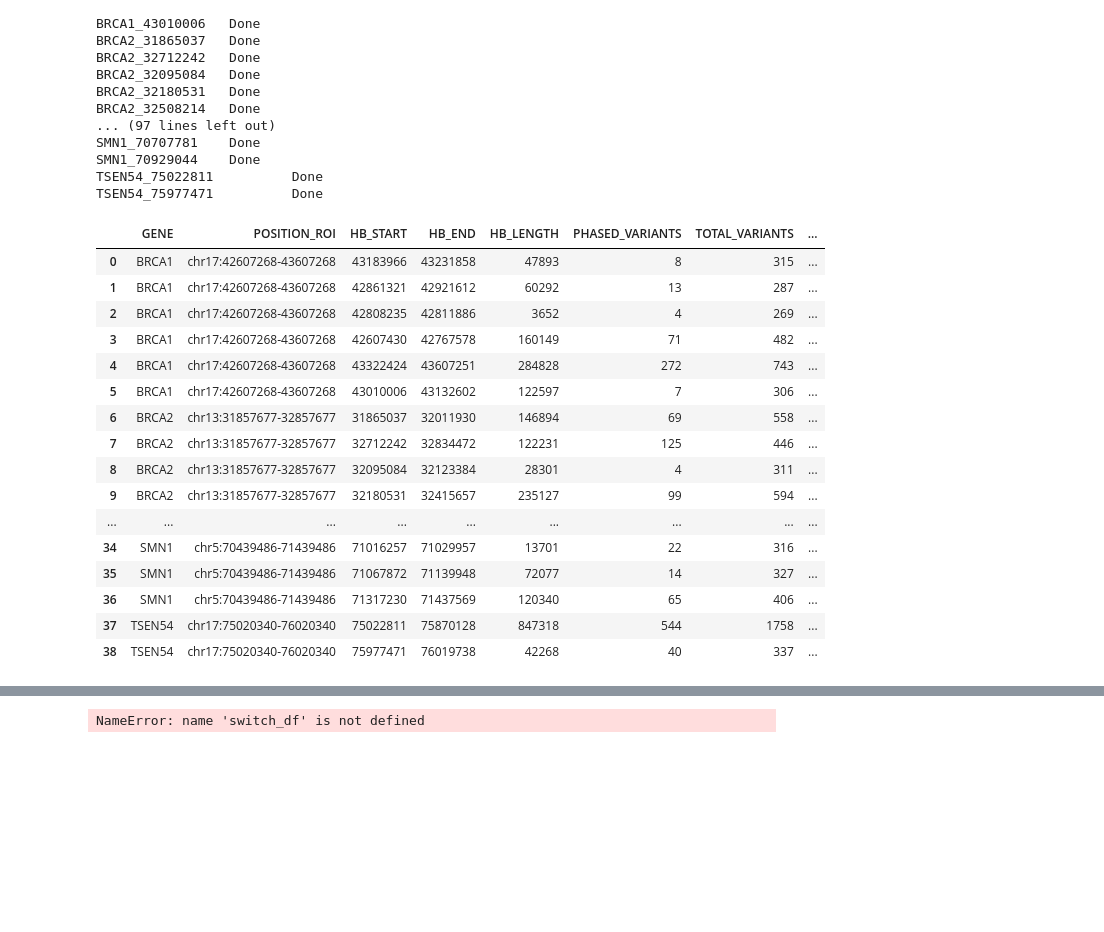
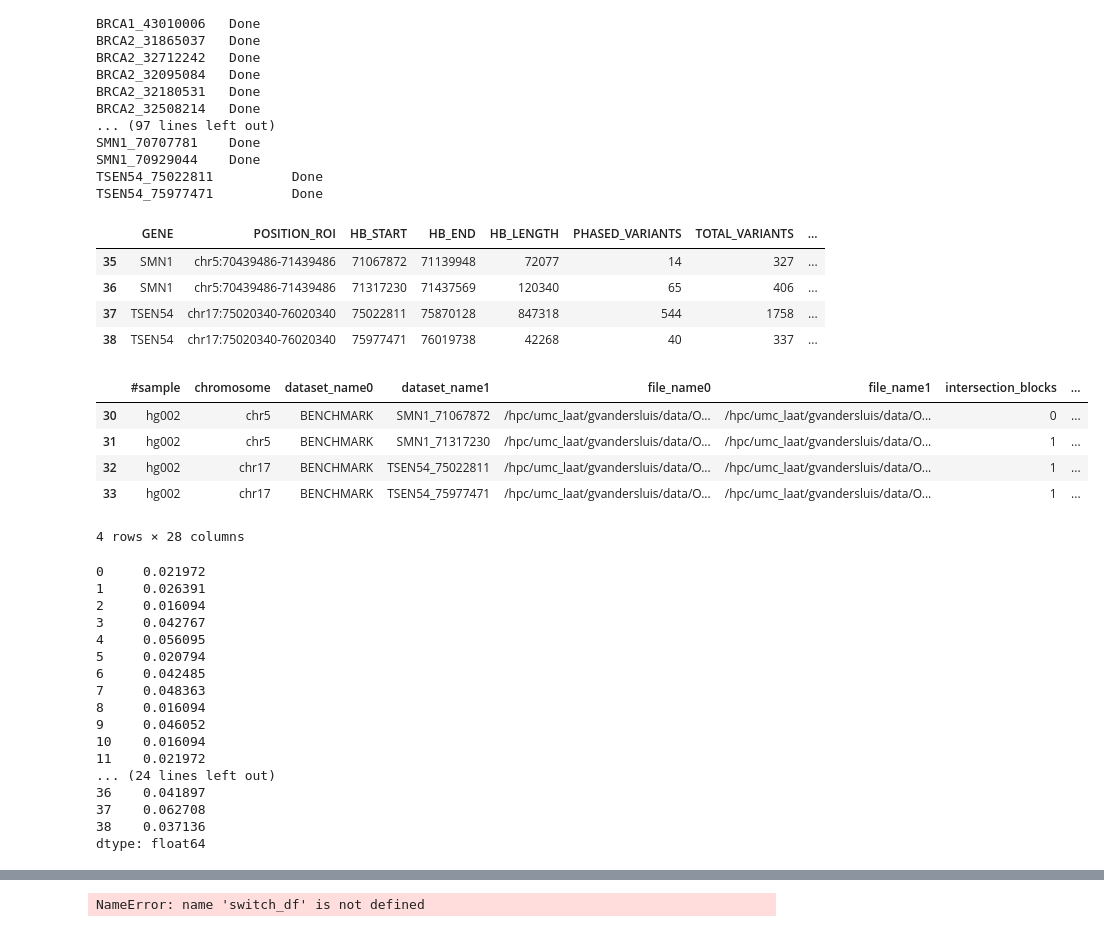
Before and after one commit to Gwenvdsluis/Non-targeted_NIPD_for_monogenic_disease_using_long-read_seq, a Jupyter notebook: hp_sw_table_maker.ipynb, the cells around one changed output, grey strips where cells are left out. Drawn from its saved outputs; the diff is of its cells as text; code cells hidden in the pictures; blank space fills up the shorter version.

```diff
--- a/hp_sw_table_maker.ipynb
+++ b/hp_sw_table_maker.ipynb
@@ -221,23 +222,45 @@ SMN1_70707781    Done
 SMN1_70929044    Done
 TSEN54_75022811          Done
 TSEN54_75977471          Done
+# %%
+sw_f_q_roi.tail(4)
+# %% [output]
+|  | GENE | POSITION_ROI | HB_START | HB_END | HB_LENGTH | PHASED_VARIANTS | TOTAL_VARIANTS | ... |
+| 35 | SMN1 | chr5:70439486-71439486 | 71067872 | 71139948 | 72077 | 14 | 327 | ... |
+| 36 | SMN1 | chr5:70439486-71439486 | 71317230 | 71437569 | 120340 | 65 | 406 | ... |
+| 37 | TSEN54 | chr17:75020340-76020340 | 75022811 | 75870128 | 847318 | 544 | 1758 | ... |
+| 38 | TSEN54 | chr17:75020340-76020340 | 75977471 | 76019738 | 42268 | 40 | 337 | ... |
 # %%
-sw_f_q_roi
+df = pd.read_csv("/hpc/umc_laat/gvandersluis/data/Ont_data_nhung/HG002/filtered_ROI/ROI_eval.tsv", sep="\t")
+df.tail(4)
+#df = sw_f_q_roi[["GENE", "HB_LENGTH", "blockwise_hamming_rate", "all_switches", "het_variants0", "PHASED_VARIANTS", "Accuracy"]]
 # %% [output]
-|  | GENE | POSITION_ROI | HB_START | HB_END | HB_LENGTH | PHASED_VARIANTS | TOTAL_VARIANTS | ... |
-| 0 | BRCA1 | chr17:42607268-43607268 | 43183966 | 43231858 | 47893 | 8 | 315 | ... |
-| 1 | BRCA1 | chr17:42607268-43607268 | 42861321 | 42921612 | 60292 | 13 | 287 | ... |
-| 2 | BRCA1 | chr17:42607268-43607268 | 42808235 | 42811886 | 3652 | 4 | 269 | ... |
-| 3 | BRCA1 | chr17:42607268-43607268 | 42607430 | 42767578 | 160149 | 71 | 482 | ... |
-| 4 | BRCA1 | chr17:42607268-43607268 | 43322424 | 43607251 | 284828 | 272 | 743 | ... |
-| 5 | BRCA1 | chr17:42607268-43607268 | 43010006 | 43132602 | 122597 | 7 | 306 | ... |
-| 6 | BRCA2 | chr13:31857677-32857677 | 31865037 | 32011930 | 146894 | 69 | 558 | ... |
-| 7 | BRCA2 | chr13:31857677-32857677 | 32712242 | 32834472 | 122231 | 125 | 446 | ... |
-| 8 | BRCA2 | chr13:31857677-32857677 | 32095084 | 32123384 | 28301 | 4 | 311 | ... |
-| 9 | BRCA2 | chr13:31857677-32857677 | 32180531 | 32415657 | 235127 | 99 | 594 | ... |
-| ... | ... | ... | ... | ... | ... | ... | ... | ... |
-| 34 | SMN1 | chr5:70439486-71439486 | 71016257 | 71029957 | 13701 | 22 | 316 | ... |
-| 35 | SMN1 | chr5:70439486-71439486 | 71067872 | 71139948 | 72077 | 14 | 327 | ... |
-| 36 | SMN1 | chr5:70439486-71439486 | 71317230 | 71437569 | 120340 | 65 | 406 | ... |
-| 37 | TSEN54 | chr17:75020340-76020340 | 75022811 | 75870128 | 847318 | 544 | 1758 | ... |
-| 38 | TSEN54 | chr17:75020340-76020340 | 75977471 | 76019738 | 42268 | 40 | 337 | ... |
+|  | #sample | chromosome | dataset_name0 | dataset_name1 | file_name0 | file_name1 | intersection_blocks | ... |
+| 30 | hg002 | chr5 | BENCHMARK | SMN1_71067872 | /hpc/umc_laat/gvandersluis/data/O... | /hpc/umc_laat/gvandersluis/data/O... | 0 | ... |
+| 31 | hg002 | chr5 | BENCHMARK | SMN1_71317230 | /hpc/umc_laat/gvandersluis/data/O... | /hpc/umc_laat/gvandersluis/data/O... | 1 | ... |
+| 32 | hg002 | chr17 | BENCHMARK | TSEN54_75022811 | /hpc/umc_laat/gvandersluis/data/O... | /hpc/umc_laat/gvandersluis/data/O... | 1 | ... |
+| 33 | hg002 | chr17 | BENCHMARK | TSEN54_75977471 | /hpc/umc_laat/gvandersluis/data/O... | /hpc/umc_laat/gvandersluis/data/O... | 1 | ... |
+4 rows × 28 columns
+# %%
+(
+    (df["Accuracy"]/100) *
+    (1-df["all_switch_rate"].fillna(0)) * (np.log1p(df["PHASED_VARIANTS"]))
+)
+# %% [output]
+0     0.021972
+1     0.026391
+2     0.016094
+3     0.042767
+4     0.056095
+5     0.020794
+6     0.042485
+7     0.048363
+8     0.016094
+9     0.046052
+10    0.016094
+11    0.021972
+... (24 lines left out)
+36    0.041897
+37    0.062708
+38    0.037136
+dtype: float64
```
Also changed, not shown: parts of 14 cells of this notebook, 5 other files.
